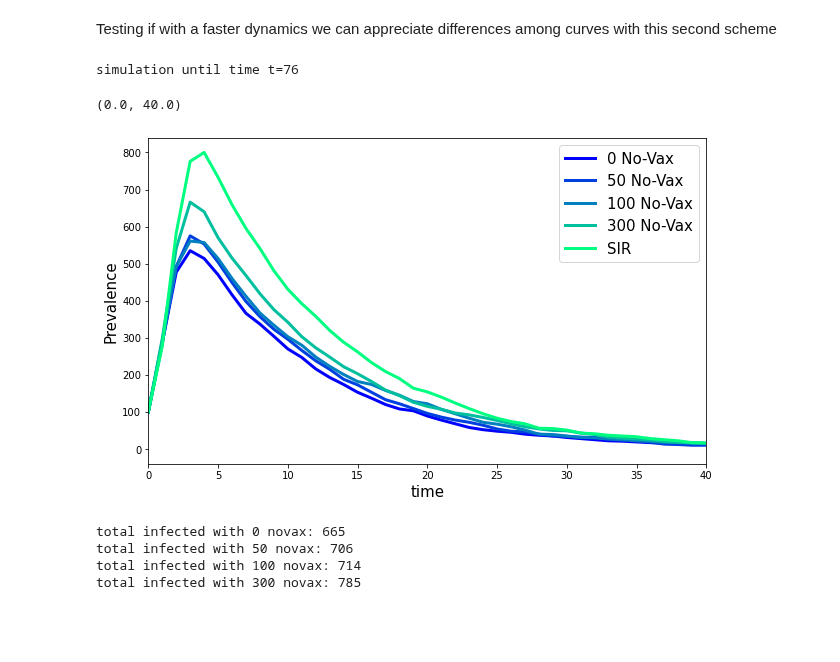
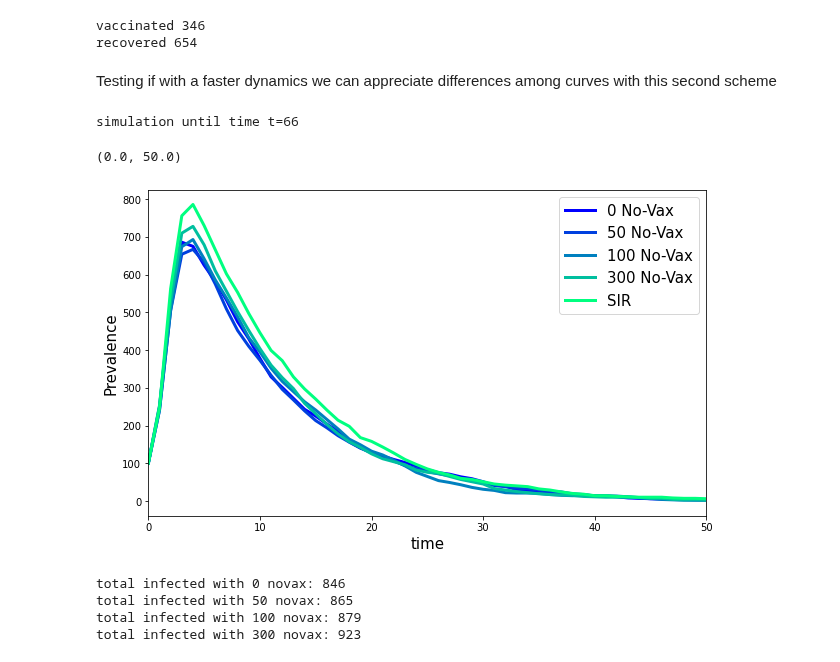
Before and after one commit to michelemcrudele/LDE-Project, a Jupyter notebook: simulation.ipynb, the cells around one changed output. Drawn from its saved outputs; the diff is of its cells as text; code cells hidden in the pictures; blank space fills up the shorter version.

```diff
--- a/simulation.ipynb
+++ b/simulation.ipynb
@@ -153,3 +61,16 @@ total infected without neutral 159
+# %%
+vac = 0
+rec = 0
+for i in G_phys.nodes():
+    if G_phys.nodes[i]['inf_status'] == 'V':
+        vac += 1
+    elif G_phys.nodes[i]['inf_status'] == 'R':
+        rec += 1
+print('vaccinated', vac)
+print('recovered', rec)
+# %% [output]
+vaccinated 346
+recovered 654
 # %% [markdown]
 Testing if with a faster dynamics we can appreciate differences among curves with this second scheme
 # %%
@@ -157,52 +78,54 @@ N = 1000 # number of nodes
 ave_degree = 15
 p = ave_degree / N  # edge probability
 initial_infecteds = np.random.choice(np.arange(N), size=100, replace=False)
-initial_no_vax50 = np.random.choice(np.arange(N), size=50, replace=False)
-initial_no_vax100 = np.random.choice(np.arange(N), size=100, replace=False)
-initial_no_vax300 = np.random.choice(np.arange(N), size=300, replace=False)
 
 mu = 0.1       # recovery rate
 beta = 0.15    # infection rate
 pro = 0.05       # rate of classical media influence on people
 pol = 0.5       # propensity of opinion polarization
 p_sym = 0.05    # prob for an infected person to have severe symptoms
-r = 0.3         # rate of vaccination for PV
+r = 0.1         # rate of vaccination for PV
 
-BAG1 = nx.erdos_renyi_graph(N, p)
-#BAG1 = nx.barabasi_albert_graph(N, int(ave_degree/2))
-BAG2 = BAG1.copy()
-BAG3 = BAG2.copy()
-BAG4 = BAG3.copy()
-BAG5 = BAG4.copy()
-sim1 = SIR_net(BAG1, beta=beta, mu=mu, initial_infecteds=initial_infecteds)
-sim2 = SIR_net_adaptive2(BAG1, BAG2, beta=beta, mu=mu, r=r, pro=pro, pol=pol, p_sym=p_sym, initial_infecteds=initial_infecteds, initial_no_vax=[])
-sim3 = SIR_net_adaptive2(BAG1, BAG3, beta=beta, mu=mu, r=r, pro=pro, pol=pol, p_sym=p_sym, initial_infecteds=initial_infecteds, initial_no_vax=initial_no_vax50)
-sim4 = SIR_net_adaptive2(BAG1, BAG4, beta=beta, mu=mu, r=r, pro=pro, pol=pol, p_sym=p_sym, initial_infecteds=initial_infecteds, initial_no_vax=initial_no_vax100)
-sim5 = SIR_net_adaptive2(BAG1, BAG5, beta=beta, mu=mu, r=r, pro=pro, pol=pol, p_sym=p_sym, initial_infecteds=initial_infecteds, initial_no_vax=initial_no_vax300)
+
+G_phys = nx.barabasi_albert_graph(N, int(ave_degree/2))
+G_info_0 = G_phys.copy()
+G_info_50 = G_phys.copy()
+G_info_100 = G_phys.copy()
+G_info_300 = G_phys.copy()
+utils.initNET_SI(G_info_0, I0=0, I_seed=[])
+utils.initNET_SI(G_info_50, I0=50, I_seed=np.arange(10))
+utils.initNET_SI(G_info_100, I0=100, I_seed=np.arange(10))
+utils.initNET_SI(G_info_300, I0=300, I_seed=np.arange(10))
+
+sim1 = SIR_net(G_phys, beta=beta, mu=mu, initial_infecteds=initial_infecteds)
+sim2 = SIR_net_adaptive(G_phys, G_info_0, beta=beta, mu=mu, r=r, pro=pro, pol=pol, p_sym=p_sym, initial_infecteds=initial_infecteds)
+sim3 = SIR_net_adaptive(G_phys, G_info_50, beta=beta, mu=mu, r=r, pro=pro, pol=pol, p_sym=p_sym, initial_infecteds=initial_infecteds)
+sim4 = SIR_net_adaptive(G_phys, G_info_100, beta=beta, mu=mu, r=r, pro=pro, pol=pol, p_sym=p_sym, initial_infecteds=initial_infecteds)
+sim5 = SIR_net_adaptive(G_phys, G_info_300, beta=beta, mu=mu, r=r, pro=pro, pol=pol, p_sym=p_sym, initial_infecteds=initial_infecteds)
 # %% [output]
-simulation until time t=76
+simulation until time t=66
 # %%
 colors = cm.get_cmap('winter', 5)
 fig, ax = plt.subplots(nrows=1,ncols=1,figsize=(10,6))
 ax.plot(sim2[0], sim2[2], lw=3, c=colors(0), label= "0 No-Vax", alpha=1)
 ax.plot(sim3[0], sim3[2], lw=3, c=colors(1), label= "50 No-Vax", alpha=1)
 ax.plot(sim4[0], sim4[2], lw=3, c=colors(2), label= "100 No-Vax", alpha=1)
 ax.plot(sim5[0], sim5[2], lw=3, c=colors(3), label= "300 No-Vax", alpha=1)
 ax.plot(sim1[0], sim1[2], lw=3, c=colors(4), label= "SIR", alpha=1)
 ax.legend(fontsize=15)
 ax.set_ylabel("Prevalence", size=15)
 ax.set_xlabel("time", size=15)
-ax.set_xlim(0,40)
+ax.set_xlim(0,50)
 # %% [output]
-(0.0, 40.0)
+(0.0, 50.0)
-[figure, old version]
+[figure, new version]
 # %%
 print('total infected with 0 novax:', sim2[4])
 print('total infected with 50 novax:', sim3[4])
 print('total infected with 100 novax:', sim4[4])
 print('total infected with 300 novax:', sim5[4])
 # %% [output]
-total infected with 0 novax: 665
-total infected with 50 novax: 706
-total infected with 100 novax: 714
-total infected with 300 novax: 785
+total infected with 0 novax: 846
+total infected with 50 novax: 865
+total infected with 100 novax: 879
+total infected with 300 novax: 923
```
Also changed, not shown: parts of 16 cells of this notebook, 3 other files.
